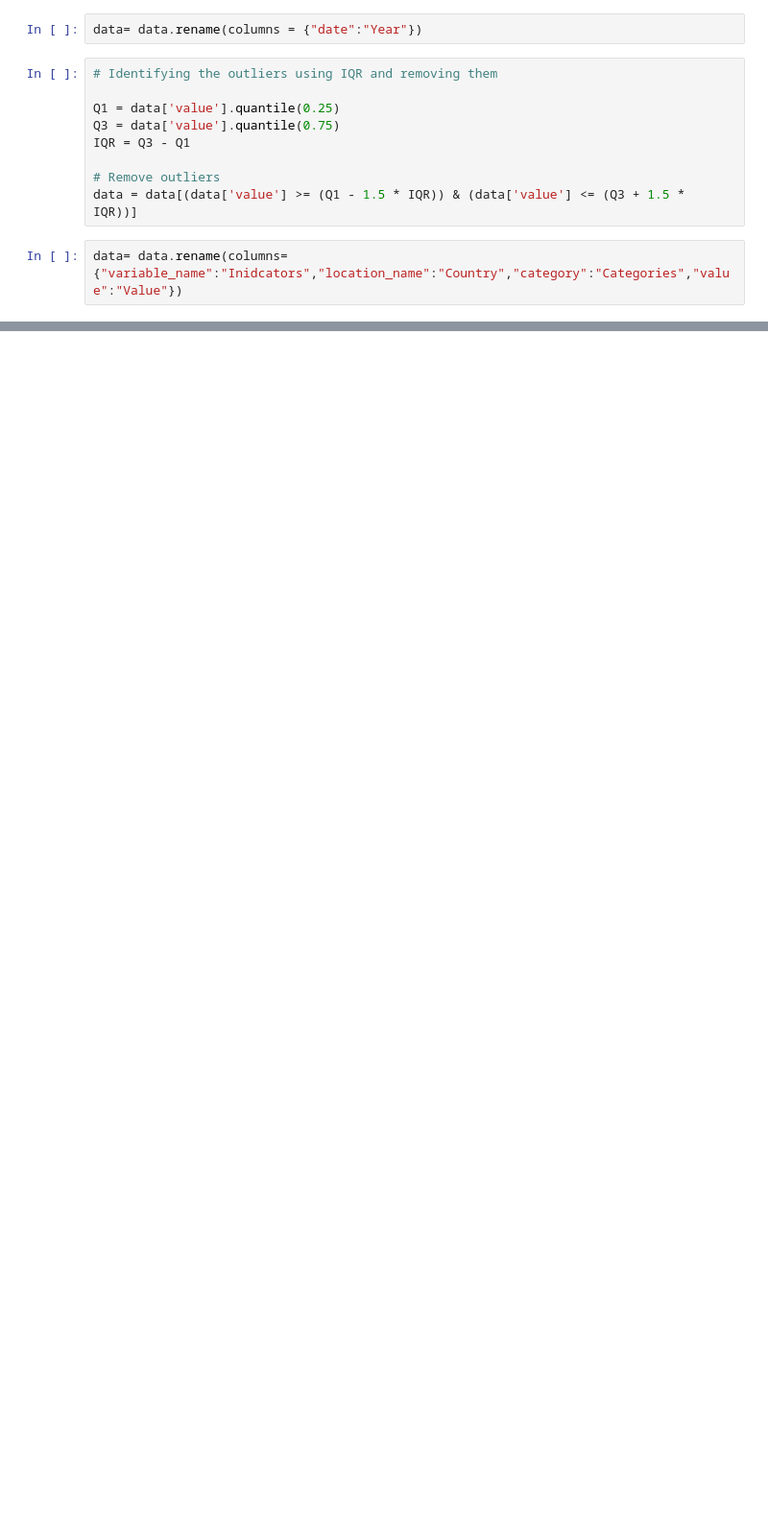
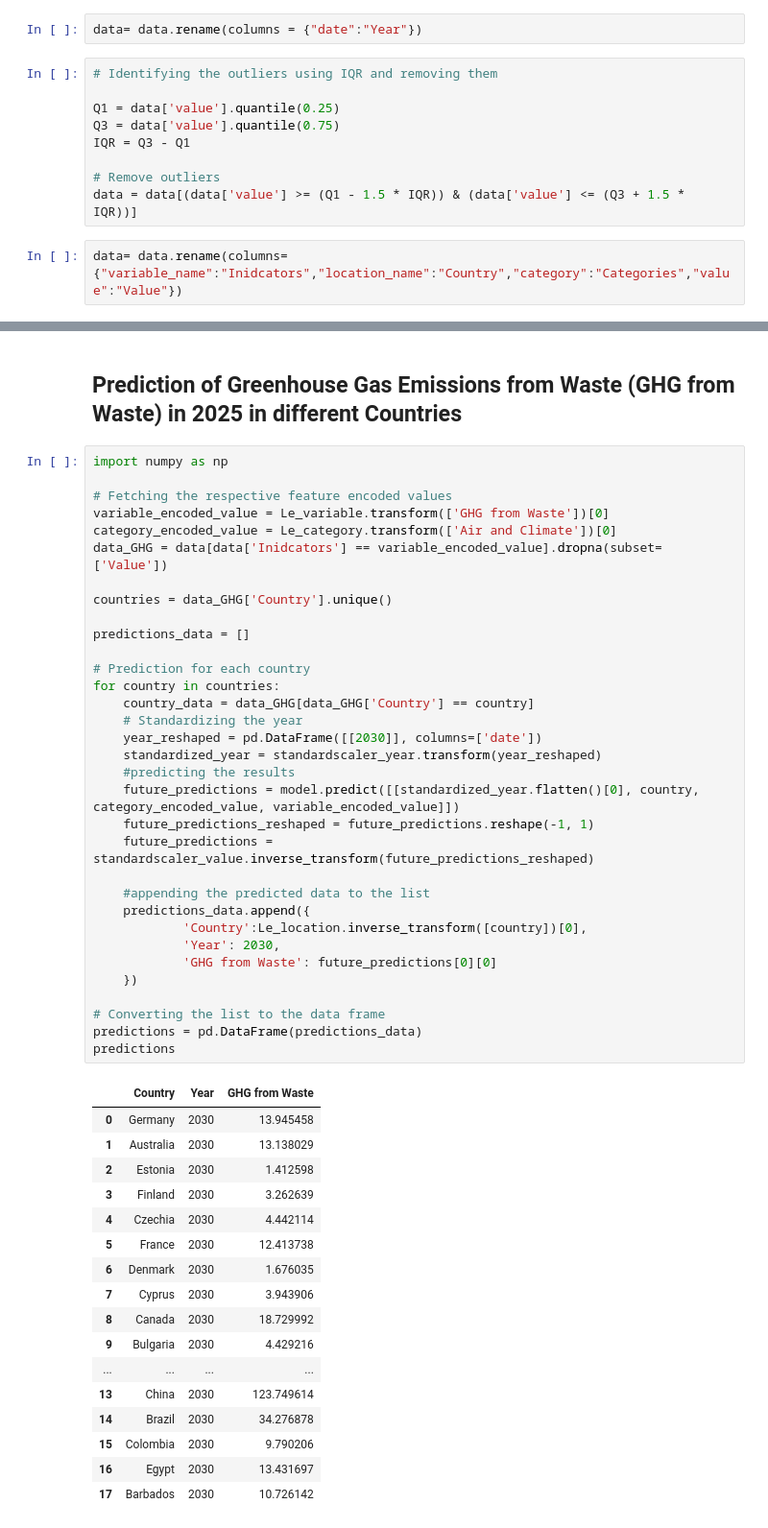
Before and after one commit to Manidatta1/Trend-Analysis-across-diverse-fields, a Jupyter notebook: Code/Environment/Environment.ipynb, the cells around one changed output, grey strips where cells are left out. Shown: that part at 96% size. Saved outputs shown, nothing was run; the diff lists cells and outputs as text; blank space fills up the shorter version.

```diff
--- a/Code/Environment/Environment.ipynb
+++ b/Code/Environment/Environment.ipynb
@@ -147,0 +177,53 @@ data
+# %% [markdown]
+## Prediction of Greenhouse Gas Emissions from Waste (GHG from Waste) in 2025 in different Countries
+# %%
+import numpy as np
+
+# Fetching the respective feature encoded values
+variable_encoded_value = Le_variable.transform(['GHG from Waste'])[0]
+category_encoded_value = Le_category.transform(['Air and Climate'])[0]
+data_GHG = data[data['Inidcators'] == variable_encoded_value].dropna(subset=['Value'])
+
+countries = data_GHG['Country'].unique()
+
+predictions_data = []
+
+# Prediction for each country
+for country in countries:
+    country_data = data_GHG[data_GHG['Country'] == country]
+    # Standardizing the year
+    year_reshaped = pd.DataFrame([[2030]], columns=['date'])
+    standardized_year = standardscaler_year.transform(year_reshaped)
+    #predicting the results
+    future_predictions = model.predict([[standardized_year.flatten()[0], country, category_encoded_value, variable_encoded_value]])
+    future_predictions_reshaped = future_predictions.reshape(-1, 1)
+    future_predictions = standardscaler_value.inverse_transform(future_predictions_reshaped)
+
+    #appending the predicted data to the list
+    predictions_data.append({
+            'Country':Le_location.inverse_transform([country])[0],
+            'Year': 2030,
+            'GHG from Waste': future_predictions[0][0]
+    })
+
+# Converting the list to the data frame
+predictions = pd.DataFrame(predictions_data)
+predictions
+# %% [output]
+|  | Country | Year | GHG from Waste |
+| 0 | Germany | 2030 | 13.945458 |
+| 1 | Australia | 2030 | 13.138029 |
+| 2 | Estonia | 2030 | 1.412598 |
+| 3 | Finland | 2030 | 3.262639 |
+| 4 | Czechia | 2030 | 4.442114 |
+| 5 | France | 2030 | 12.413738 |
+| 6 | Denmark | 2030 | 1.676035 |
+| 7 | Cyprus | 2030 | 3.943906 |
+| 8 | Canada | 2030 | 18.729992 |
+| 9 | Bulgaria | 2030 | 4.429216 |
+| ... | ... | ... | ... |
+| 13 | China | 2030 | 123.749614 |
+| 14 | Brazil | 2030 | 34.276878 |
+| 15 | Colombia | 2030 | 9.790206 |
+| 16 | Egypt | 2030 | 13.431697 |
+| 17 | Barbados | 2030 | 10.726142 |
```
Also changed, not shown: parts of 8 cells of this notebook, 2 other files.
